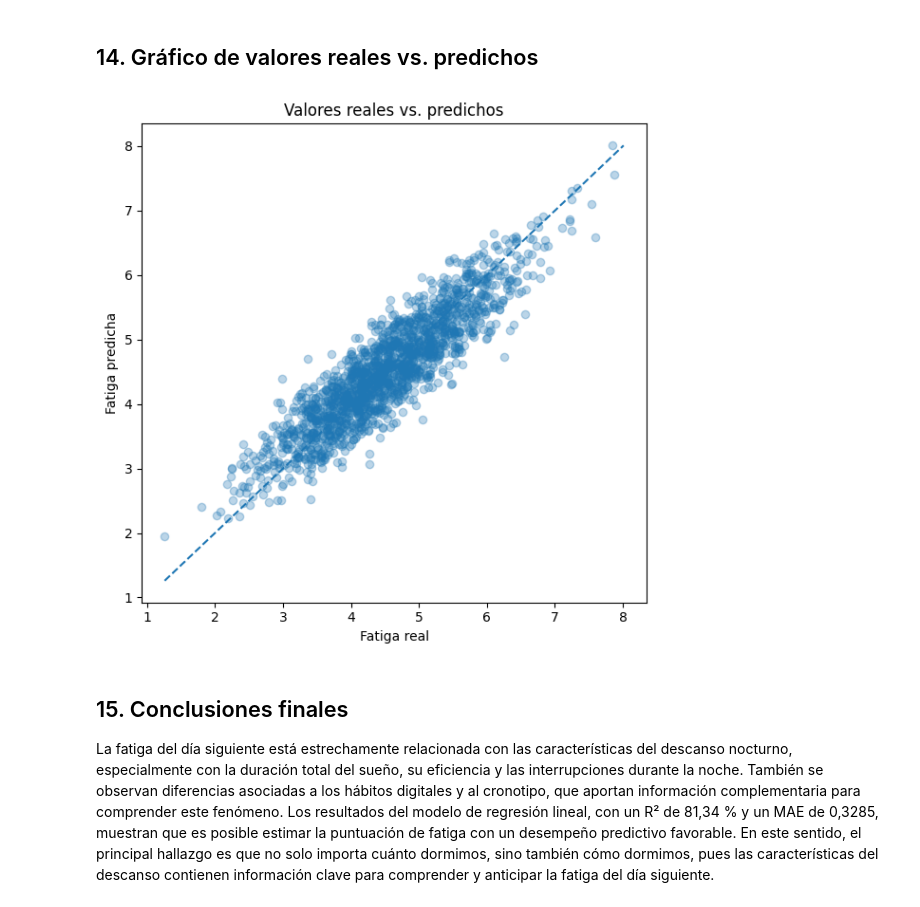
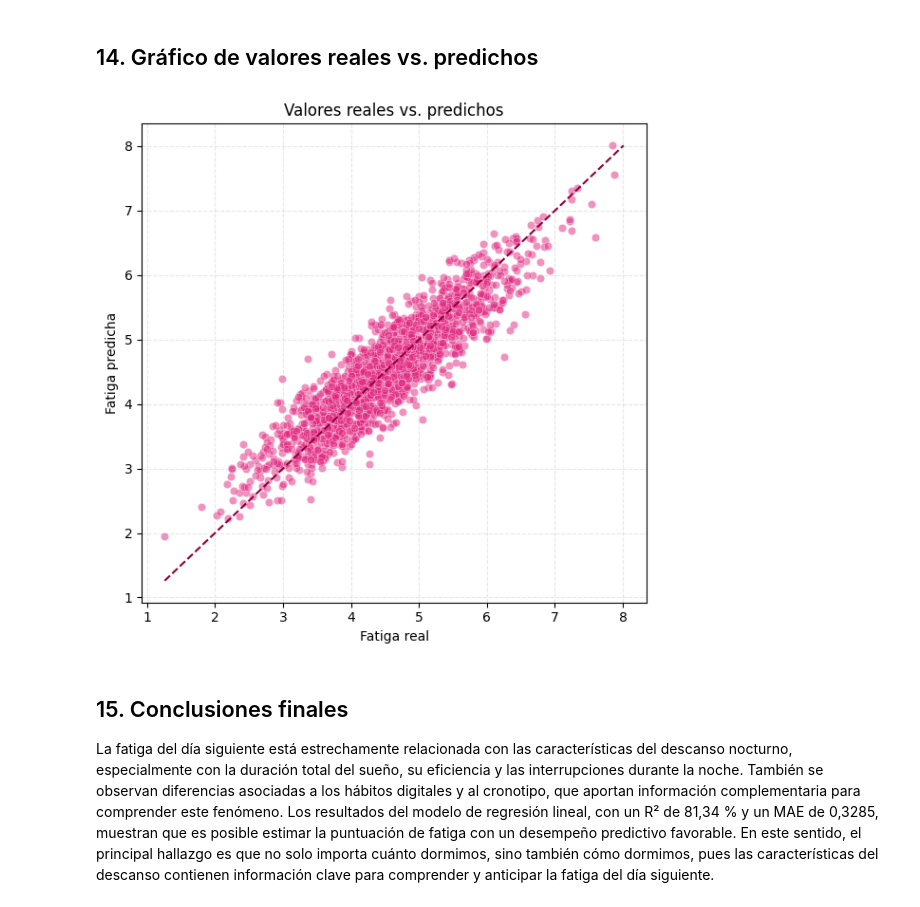
Before and after one commit to nashlypilar-collab/PROYECTO-ENTRE-GRUPAL-, a Jupyter notebook: Proyecto_1_Dataset_Sueno_Prediccion_Fatiga.ipynb, the cells around one changed output. Cells and saved outputs as stored; diff of their text form; code cells hidden in the pictures.

```diff
--- a/Proyecto_1_Dataset_Sueno_Prediccion_Fatiga.ipynb
+++ b/Proyecto_1_Dataset_Sueno_Prediccion_Fatiga.ipynb
@@ -804,23 +841,37 @@ R² en prueba: 0.8134
 # %%
 # Usar el modelo con menor MAE de la tabla final para visualizar el ajuste
 final_name = best_final["Modelo"]
+
 if final_name.startswith("Optuna:"):
     final_model = tuned_model
 else:
     final_model = fitted_models[final_name]
+
 final_pred = final_model.predict(X_test)
 
 fig, ax = plt.subplots(figsize=(6, 6))
-ax.scatter(y_test, final_pred, alpha=0.3)
+
+ax.scatter(
+    y_test,
+    final_pred,
+    alpha=0.5,
+    color=plt.cm.PuRd(0.65),
+    edgecolors="white",
+    linewidths=0.4
+)
+
 lims = [min(y_test.min(), final_pred.min()), max(y_test.max(), final_pred.max())]
-ax.plot(lims, lims, linestyle="--")
+ax.plot(lims, lims, linestyle="--", color=plt.cm.PuRd(0.9), linewidth=1.5)
+
 ax.set_xlabel("Fatiga real")
 ax.set_ylabel("Fatiga predicha")
 ax.set_title("Valores reales vs. predichos")
+ax.grid(linestyle="--", alpha=0.3)
+
 plt.tight_layout()
 plt.show()
 # %% [output]
-[figure, old version]
+[figure, new version]
 # %% [markdown]
 ## 15. Conclusiones finales
 
```
Also changed, not shown: parts of 6 cells of this notebook.
